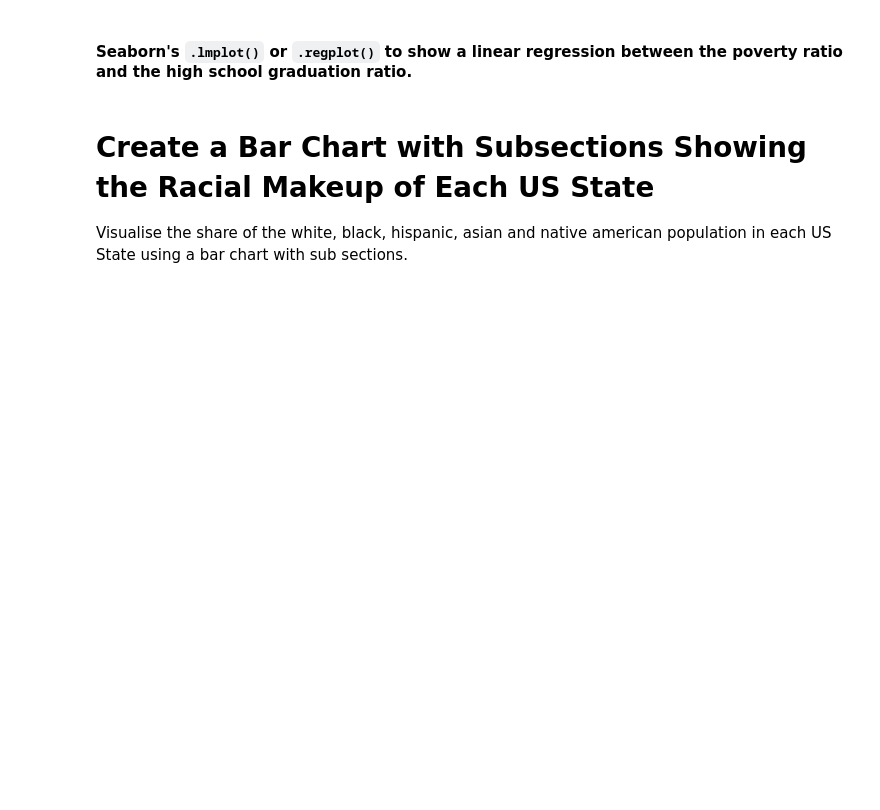
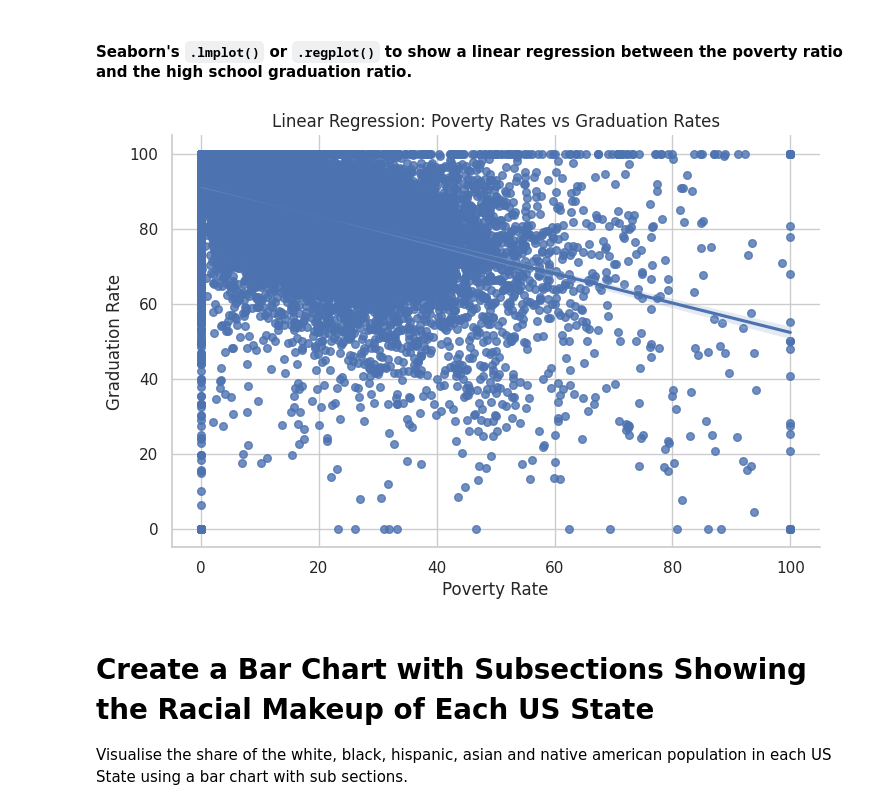
Before and after one commit to dozkanpro/colab_fatal_force_analysis, a Jupyter notebook: Fatal_Force.ipynb, the cells around one changed output. Drawn from its saved outputs; the diff is of its cells as text; code cells hidden in the pictures; blank space fills up the shorter version.

```diff
--- a/Fatal_Force.ipynb
+++ b/Fatal_Force.ipynb
@@ -313,6 +313,16 @@ plt.show()
 [figure]
 # %% [markdown]
 #### Seaborn's `.lmplot()` or `.regplot()` to show a linear regression between the poverty ratio and the high school graduation ratio.
+# %%
+sns.set(style="whitegrid")
+sns.lmplot(x='poverty_rate', y='percent_completed_hs', data=merged_df, scatter_kws={"s": 30}, aspect=1.5)
+plt.title('Linear Regression: Poverty Rates vs Graduation Rates')
+plt.xlabel('Poverty Rate')
+plt.ylabel('Graduation Rate')
+
+plt.show()
+# %% [output]
+[figure, added]
 # %% [markdown]
 # Create a Bar Chart with Subsections Showing the Racial Makeup of Each US State
 
```
Also changed, not shown: parts of 16 cells of this notebook.
